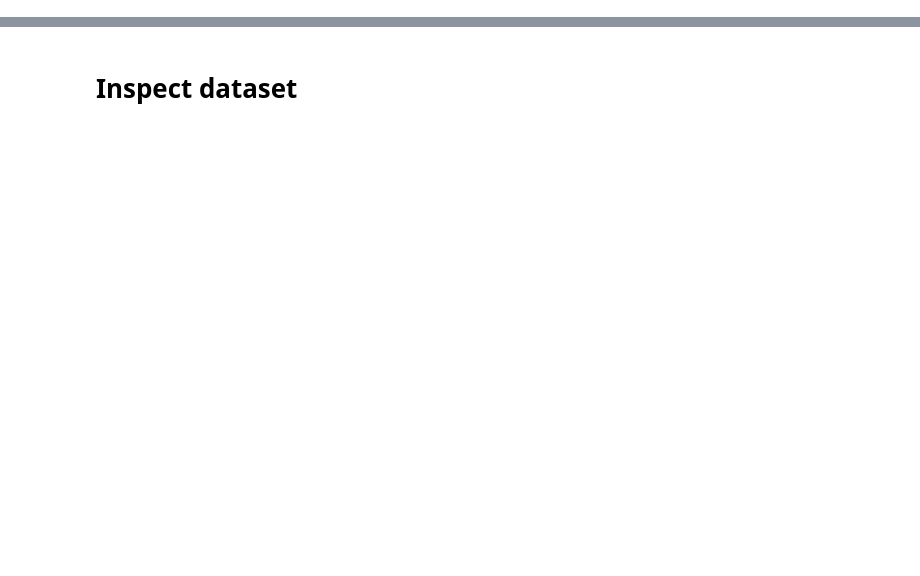
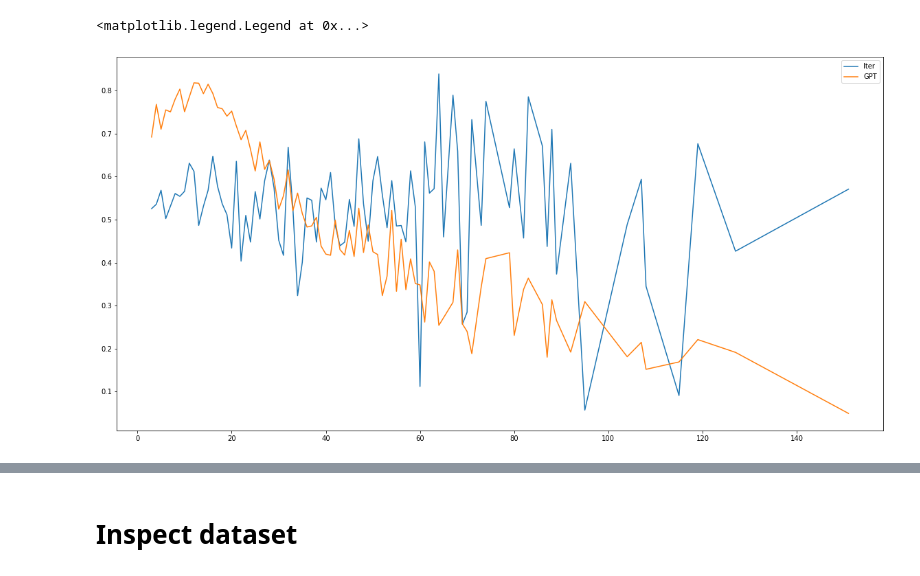
Before and after one commit to daniter-cu/discoher, a Jupyter notebook: notebooks/SentInsEval.ipynb, the cells around one changed output, grey strips where cells are left out. Drawn from its saved outputs; the diff is of its cells as text; code cells hidden in the pictures; blank space fills up the shorter version.

```diff
--- a/notebooks/SentInsEval.ipynb
+++ b/notebooks/SentInsEval.ipynb
@@ -15,0 +139,27 @@ gpt_accs_short = gpt_accs[:len(iter_accs)]
+# %%
+para_len_accs_iter = defaultdict(list)
+para_len_accs_gpt = defaultdict(list)
+
+for i in range(len(iter_accs)):
+    para_len_accs_iter[paragraph_len[i]].append(iter_accs[i])
+for i in range(len(iter_accs)):
+    para_len_accs_gpt[paragraph_len[i]].append(gpt_accs[i])
+iter_accs_x = []
+iter_accs_y = []
+for k, v in para_len_accs_iter.items():
+    iter_accs_x.append(k)
+    iter_accs_y.append(np.mean(v))
+gpt_accs_x = []
+gpt_accs_y = []
+for k, v in para_len_accs_gpt.items():
+    gpt_accs_x.append(k)
+    gpt_accs_y.append(np.mean(v))
+plt.figure(figsize=(20,10))
+order = np.argsort(iter_accs_x)
+plt.plot(np.array(iter_accs_x)[order], np.array(iter_accs_y)[order], label="Iter")
+order = np.argsort(gpt_accs_x)
+plt.plot(np.array(gpt_accs_x)[order], np.array(gpt_accs_y)[order], label="GPT")
+plt.legend()
+# %% [output]
+<matplotlib.legend.Legend at 0x...>
+[figure, added]
```
Also changed, not shown: parts of 27 cells of this notebook.
